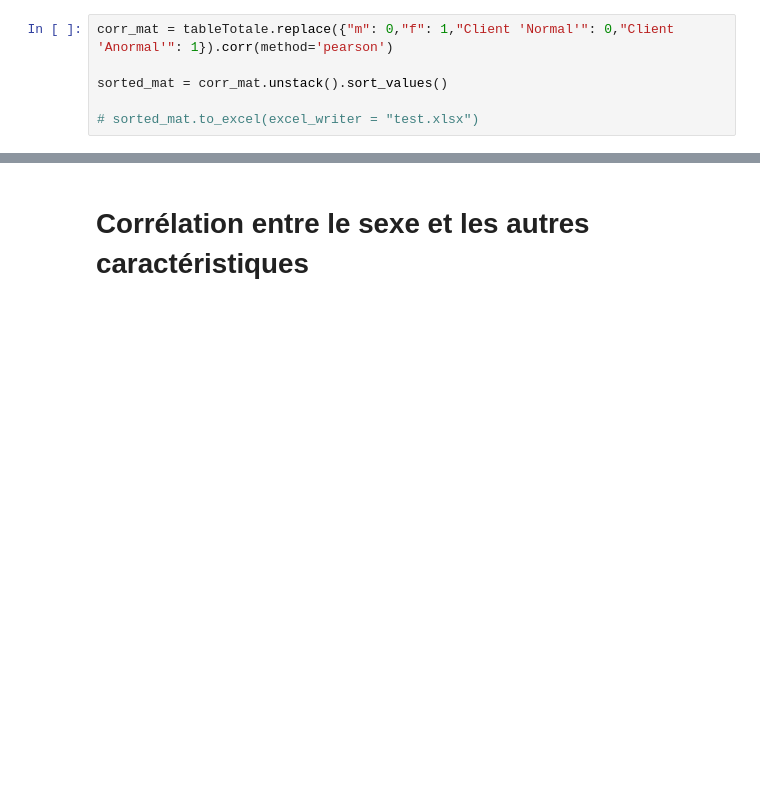
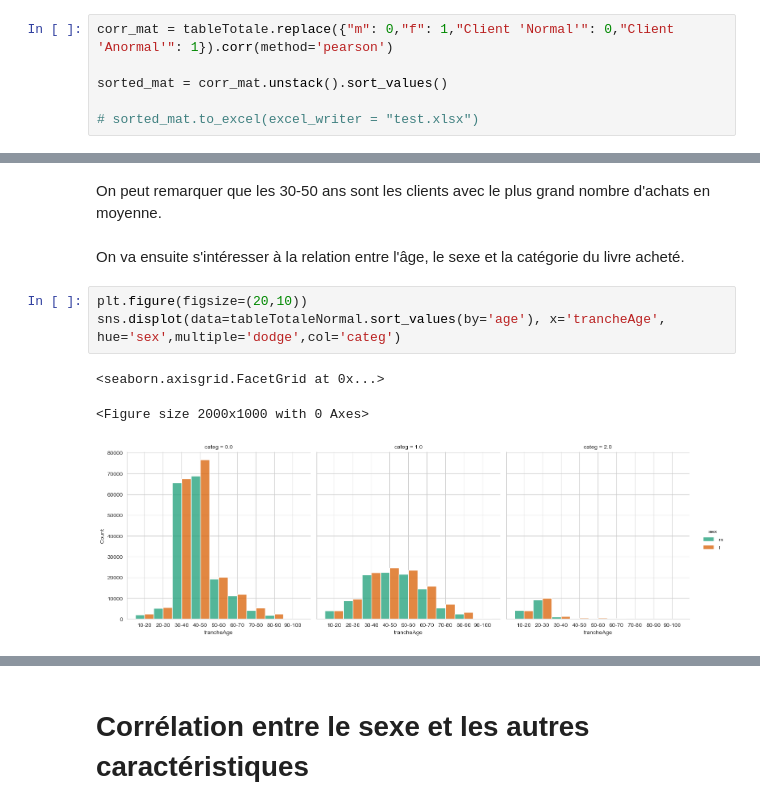
Before and after one commit to Sumoka14/Projet-n-6, a Jupyter notebook: Projet n°6.ipynb, the cells around one changed output, grey strips where cells are left out. Cells and saved outputs as stored; diff of their text form; blank space fills up the shorter version.

```diff
--- a/Projet n°6.ipynb
+++ b/Projet n°6.ipynb
@@ -644,0 +760,11 @@ sorted_mat = corr_mat.unstack().sort_values()
+# %% [markdown]
+On peut remarquer que les 30-50 ans sont les clients avec le plus grand nombre d'achats en moyenne.
+# %% [markdown]
+On va ensuite s'intéresser à la relation entre l'âge, le sexe et la catégorie du livre acheté.
+# %%
+plt.figure(figsize=(20,10))
+sns.displot(data=tableTotaleNormal.sort_values(by='age'), x='trancheAge', hue='sex',multiple='dodge',col='categ')
+# %% [output]
+<seaborn.axisgrid.FacetGrid at 0x...>
+<Figure size 2000x1000 with 0 Axes>
+[figure, added]
```
Also changed, not shown: parts of 45 cells of this notebook.
